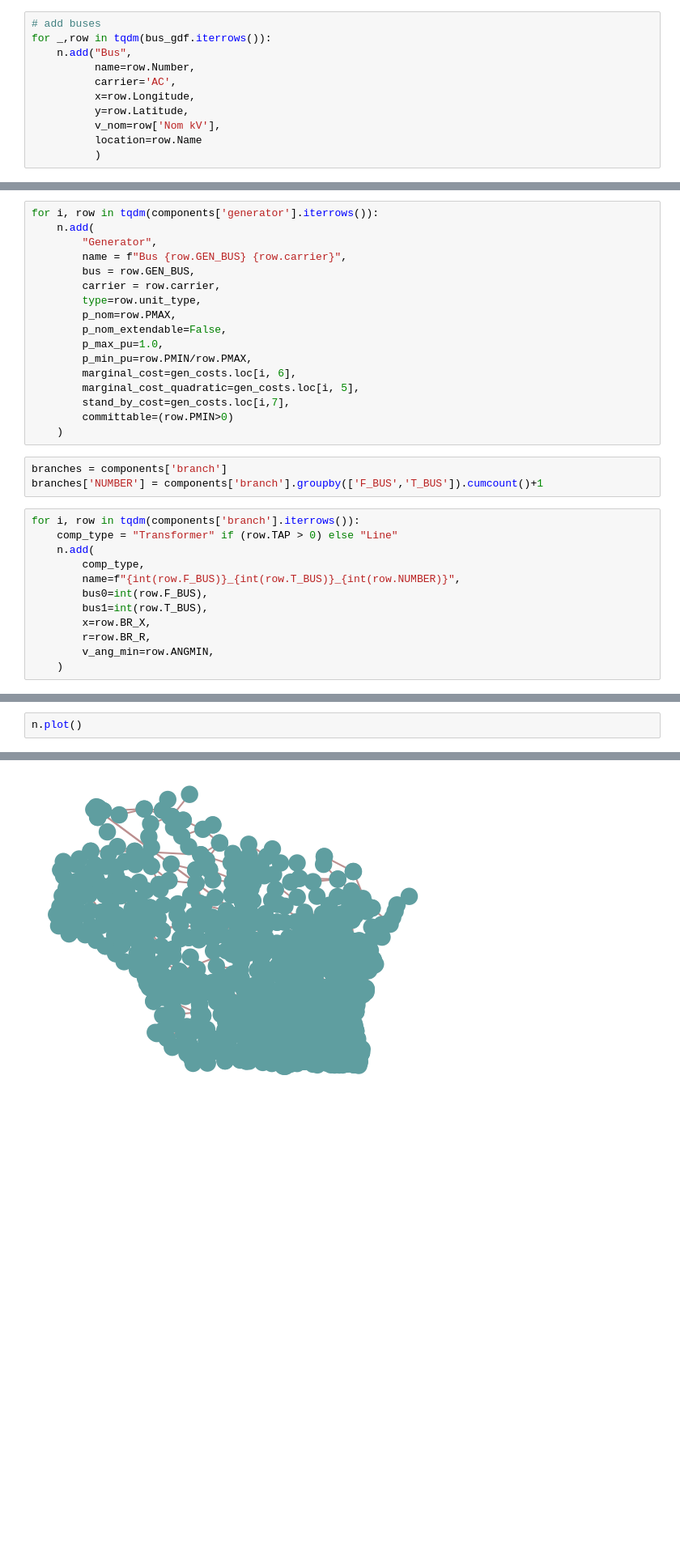
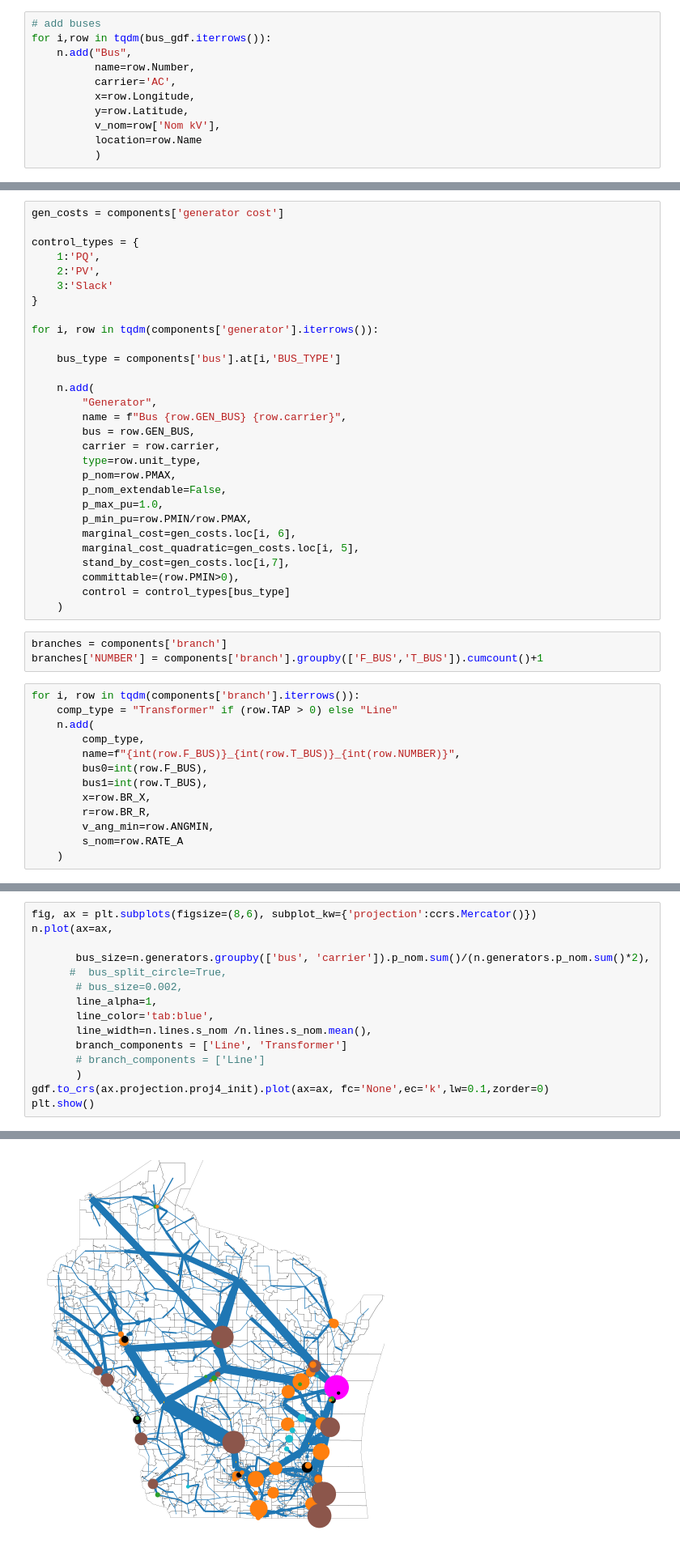
Before and after one commit to samgdotson/energy-lab, a Jupyter notebook: Midwest24k/notebooks/read_matpower.ipynb, the cells around one changed output, grey strips where cells are left out. Shown at 81% size. Saved outputs shown, nothing was run; the diff lists cells and outputs as text; blank space fills up the shorter version.

Commit message:
plots wisconsin network!

```diff
--- a/Midwest24k/notebooks/read_matpower.ipynb
+++ b/Midwest24k/notebooks/read_matpower.ipynb
@@ -220,7 +217,7 @@ Index(['Number', 'Name', 'Labels All', 'Area Name', 'Zone Name', 'Nom kV',
 n = pypsa.Network(name='Wisconsin')
 # %%
 # add buses
-for _,row in tqdm(bus_gdf.iterrows()):
+for i,row in tqdm(bus_gdf.iterrows()):
     n.add("Bus",
           name=row.Number,
           carrier='AC',
@@ -259,5 +254,16 @@ gen_costs = components['generator cost']
 # %%
+gen_costs = components['generator cost']
+
+control_types = {
+    1:'PQ',
+    2:'PV',
+    3:'Slack'
+}
+
 for i, row in tqdm(components['generator'].iterrows()):
+
+    bus_type = components['bus'].at[i,'BUS_TYPE']
+
     n.add(
         "Generator",
         name = f"Bus {row.GEN_BUS} {row.carrier}",
@@ -271,7 +277,8 @@ for i, row in tqdm(components['generator'].iterrows()):
         marginal_cost=gen_costs.loc[i, 6],
         marginal_cost_quadratic=gen_costs.loc[i, 5],
         stand_by_cost=gen_costs.loc[i,7],
-        committable=(row.PMIN>0)
+        committable=(row.PMIN>0),
+        control = control_types[bus_type]
     )
 # %%
 branches = components['branch']
@@ -287,4 +294,5 @@ for i, row in tqdm(components['branch'].iterrows()):
         x=row.BR_X,
         r=row.BR_R,
         v_ang_min=row.ANGMIN,
+        s_nom=row.RATE_A
     )
@@ -315,3 +359,16 @@ for i, row in tqdm(components['bus'].iterrows()):
 # %%
-n.plot()
+fig, ax = plt.subplots(figsize=(8,6), subplot_kw={'projection':ccrs.Mercator()})
+n.plot(ax=ax,
+
+       bus_size=n.generators.groupby(['bus', 'carrier']).p_nom.sum()/(n.generators.p_nom.sum()*2),
+      #  bus_split_circle=True,
+       # bus_size=0.002,
+       line_alpha=1,
+       line_color='tab:blue',
+       line_width=n.lines.s_nom /n.lines.s_nom.mean(),
+       branch_components = ['Line', 'Transformer']
+       # branch_components = ['Line']
+       )
+gdf.to_crs(ax.projection.proj4_init).plot(ax=ax, fc='None',ec='k',lw=0.1,zorder=0)
+plt.show()
 # %% [output]
@@ -324 +375 @@ WARNING:pypsa.plot.maps.static:Cartopy needs to be installed to use `geomap=True
-[figure, old version]
+[figure, new version]
```
Also changed, not shown: parts of 11 cells of this notebook.
